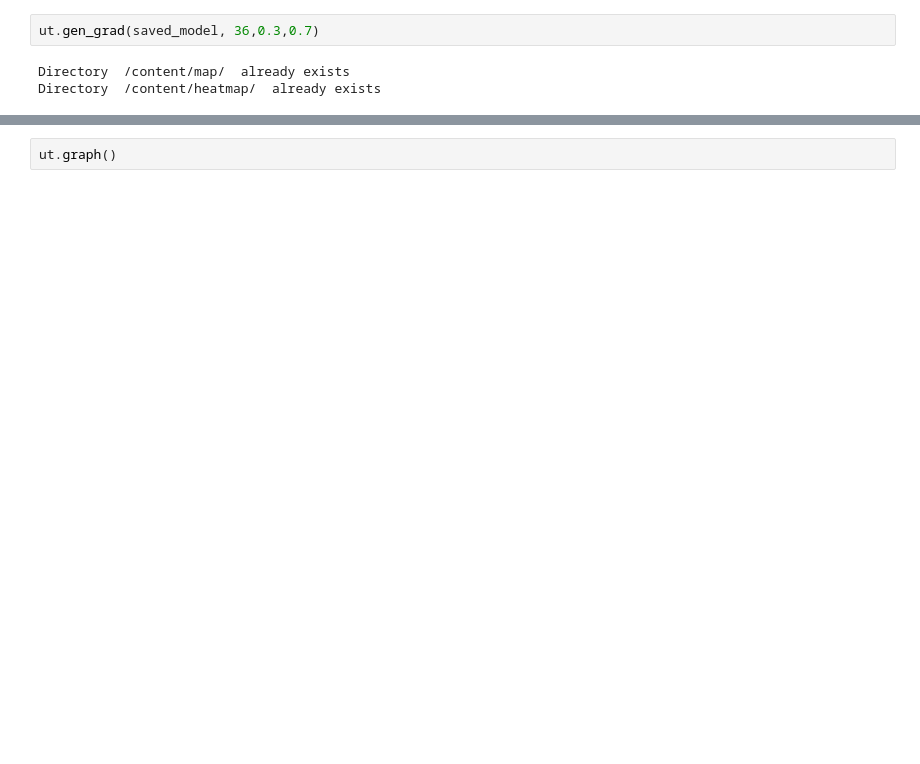
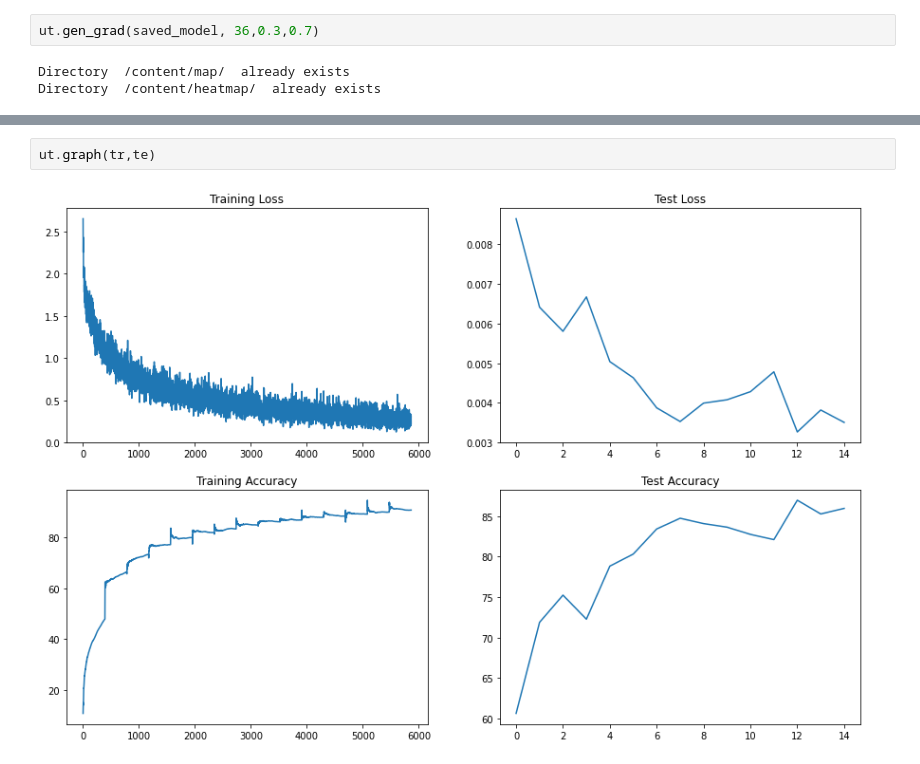
Before and after one commit to vmadalasa/EVAConsolidated, a Jupyter notebook: EVA9/BASE_VERSION_Assignment_S9.ipynb, the cells around one changed output, grey strips where cells are left out. Drawn from its saved outputs; the diff is of its cells as text; blank space fills up the shorter version.

```diff
--- a/EVA9/BASE_VERSION_Assignment_S9.ipynb
+++ b/EVA9/BASE_VERSION_Assignment_S9.ipynb
@@ -187,3 +187,5 @@ ut.heat_map()
 # %%
-ut.graph()
+ut.graph(tr,te)
+# %% [output]
+[figure, added]
 # %%
```
Also changed, not shown: parts of 5 cells of this notebook.
